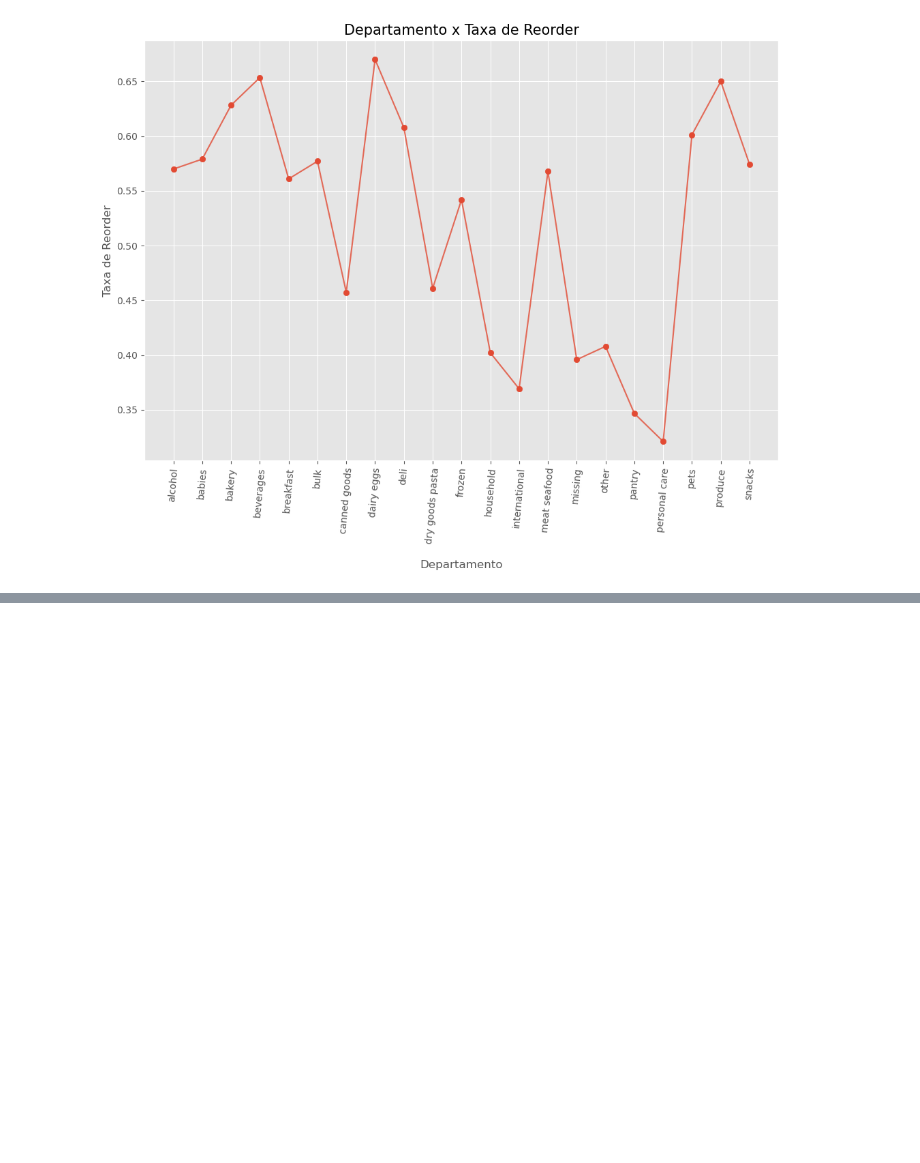
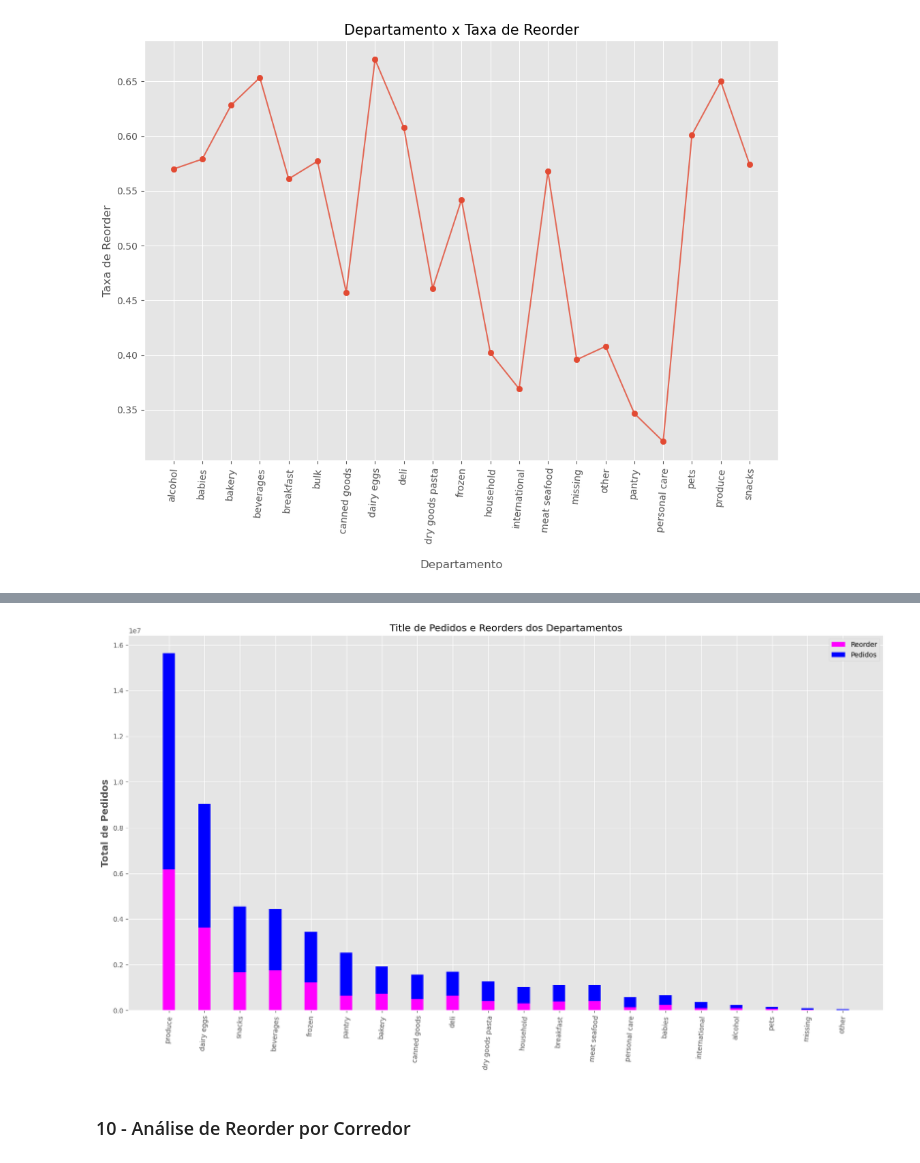
Before and after one commit to leojutsu/analise_de_dados, a Jupyter notebook: Projeto6.ipynb, the cells around one changed output, grey strips where cells are left out. Drawn from its saved outputs; the diff is of its cells as text; code cells hidden in the pictures; blank space fills up the shorter version.

```diff
--- a/Projeto6.ipynb
+++ b/Projeto6.ipynb
@@ -757,0 +761,4 @@ plt.show()
+# %%
+%%time
+df_temp3 = dados_transacoes.groupby("department")["reordered"].agg(['count', 'sum']).rename(columns = {'count':'total', 'sum':'reorders'})
+df_temp3 = df_temp3.sort_values('total', ascending = False).reset_index()
@@ -757,0 +779,20 @@ plt.show()
+# %%
+# Listas
+labels = list(df_temp3.department[0:20])
+reorder = list(df_temp3.reorders[0:20])
+total = list(df_temp3.total[0:20])
+# %%
+# Plot
+width = 0.35
+fig, ax = plt.subplots(figsize = (20,10))
+ax.bar(labels, reorder, width, label = 'Reorder', color = 'magenta')
+ax.bar(labels, total, width, bottom = reorder, label = 'Pedidos', color = 'blue')
+ax.set_ylabel('Total de Pedidos', fontsize = 14, fontweight = 'bold')
+ax.legend()
+ax.set_title("Title de Pedidos e Reorders dos Departamentos")
+plt.xticks(rotation = 85)
+plt.show()
+# %% [output]
+[figure, added]
+# %% [markdown]
+### 10 -  Análise de Reorder por Corredor
```
Also changed, not shown: parts of 34 cells of this notebook.
